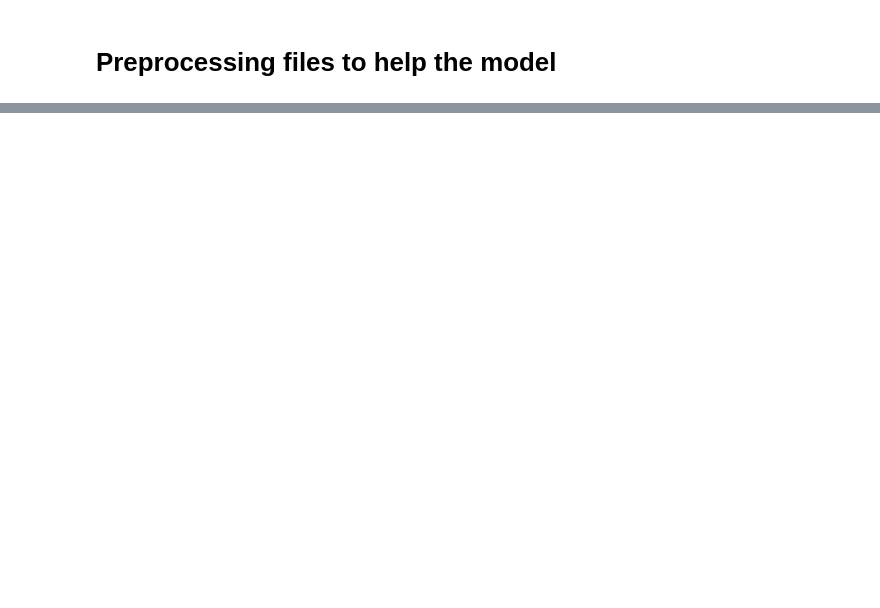
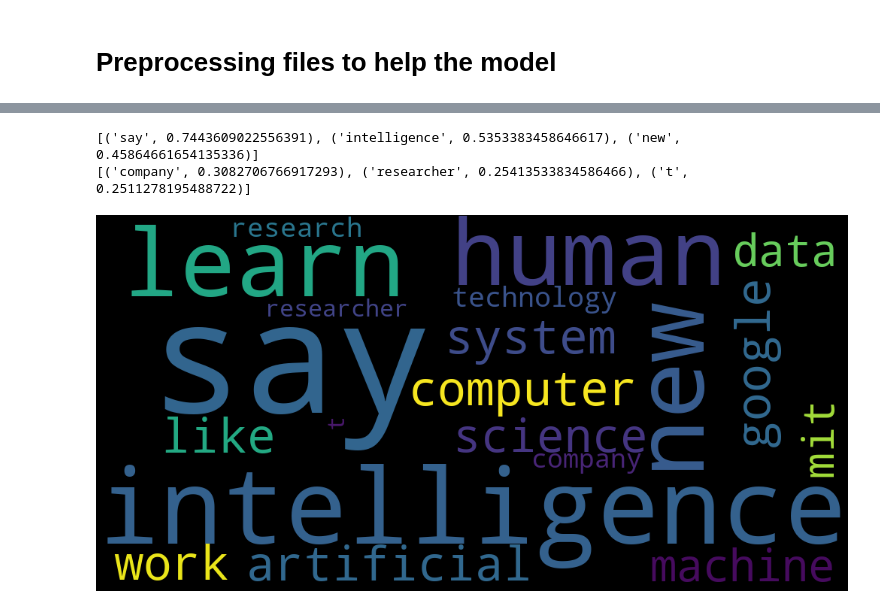
Before and after one commit to ankitahaldia/NLP-project, a Jupyter notebook: assets/process_overview.ipynb, the cells around one changed output, grey strips where cells are left out. Drawn from its saved outputs; the diff is of its cells as text; code cells hidden in the pictures; blank space fills up the shorter version.

```diff
--- a/assets/process_overview.ipynb
+++ b/assets/process_overview.ipynb
@@ -500,0 +118,16 @@ TFID
+# %%
+def tokenization(texts_doc: pd.Series) -> List[List[str]]:
+    # Tokenize the article: tokens
+    tokens =[word_tokenize(article) for article in texts_doc]
+    # Convert the tokens into lowercase: lower_tokens
+    lower_tokens = [[t.lower() for t in token] for token in tokens]
+    # Retain alphabetic words: alpha_only
+    alphas = [[t for t in lower_token if t.isalpha()] for lower_token in lower_tokens]
+    # Remove all stop words: no_stops
+    no_stops = [[t for t in alpha if t not in stopwords_en] for alpha in alphas]
+    # Remove all NER
+    no_nes = [[t for t in no_stop if t not in nes] for no_stop in no_stops]
+    return no_nes
+
+publications_tokens = tokenization(series = publications.doc)
+cases_tokens = tokenization(series = case.doc)
@@ -500,0 +189,9 @@ TFID
+# %%
+print(list(publication_freq_filtered.items())[:3])
+print(list(publication_freq_filtered.items())[-3:])
+wordcloud_filtered = WordCloud(width = 1000, height = 500).generate_from_frequencies(publication_freq_filtered)
+wordcloud_filtered.to_image()
+# %% [output]
+[('say', 0.7443609022556391), ('intelligence', 0.5353383458646617), ('new', 0.45864661654135336)]
+[('company', 0.3082706766917293), ('researcher', 0.25413533834586466), ('t', 0.2511278195488722)]
+[figure, added]
```
Also changed, not shown: parts of 43 cells of this notebook.
